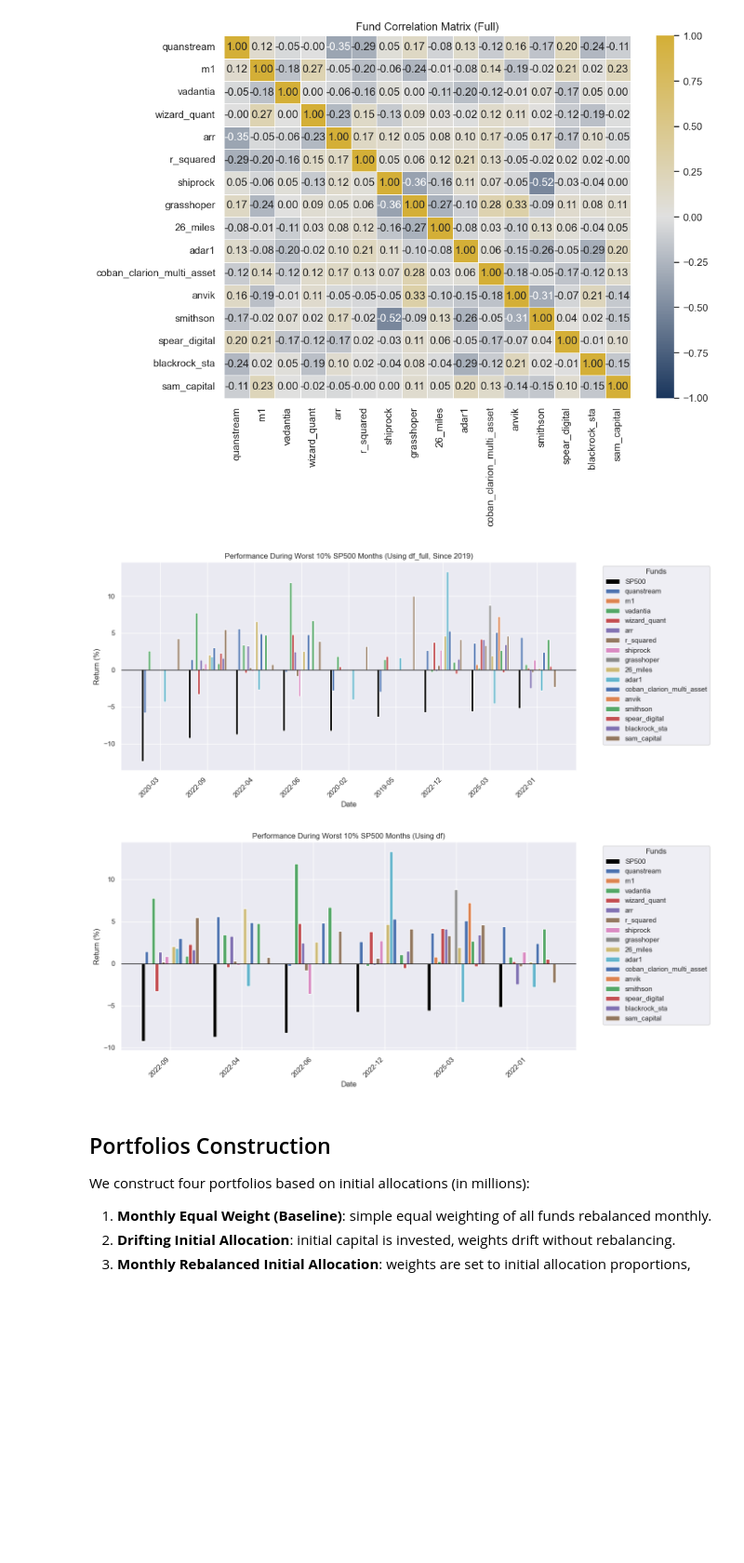
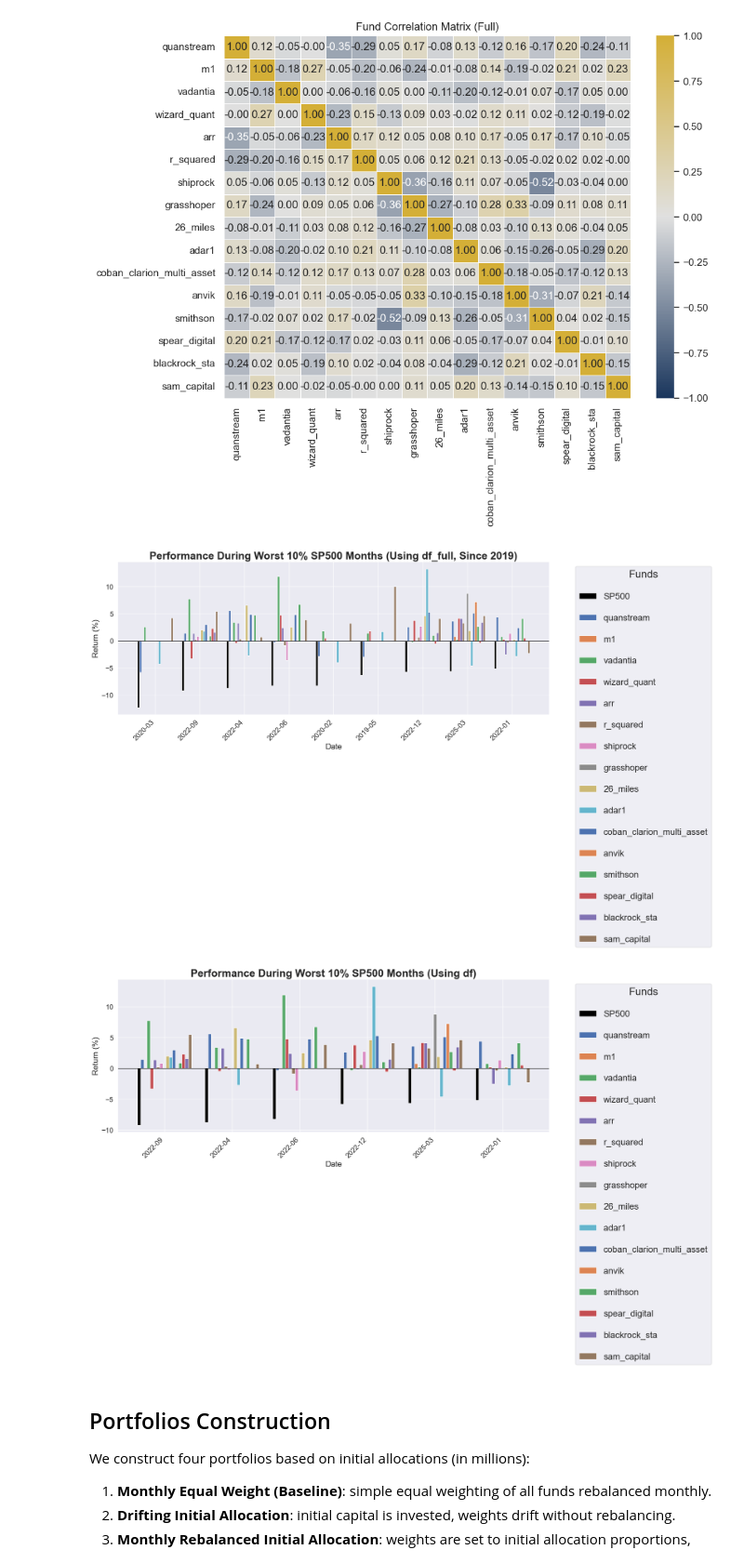
Before and after one commit to arthurdhonneur7/athenee_hf_portfolio, a Jupyter notebook: target_pflio.ipynb, the cells around one changed output. Shown at 93% size. Saved outputs shown, nothing was run; the diff lists cells and outputs as text; code cells hidden in the pictures; blank space fills up the shorter version.

Commit message:
the fund level worst sp500 is nice

```diff
--- a/target_pflio.ipynb
+++ b/target_pflio.ipynb
@@ -334,7 +334,7 @@ plt.show()
 # --- Worst 10% SP500 Months Analysis (All Funds) ---
 import pandas as pd
 
-def plot_worst_sp500_months_interactive(data_df, title_suffix="", start_date=None, save_path=None):
+def plot_worst_sp500_months_interactive(data_df, title_suffix="", start_date=None, save_path=None, figsize=(20, 10)):
     df_plot = data_df.copy()
     if start_date:
         df_plot = df_plot[df_plot.index >= pd.to_datetime(start_date)]
@@ -357,43 +357,44 @@ def plot_worst_sp500_months_interactive(data_df, title_suffix="", start_date=Non
     import matplotlib.pyplot as plt
     import numpy as np
 
-    fig, ax = plt.subplots(figsize=(14, 6))
+    fig, ax = plt.subplots(figsize=figsize)
     x = np.arange(len(plot_data))
     num_cols = len(cols_to_plot)
     width = 0.8 / num_cols
 
     # Plot SP500 first (in black)
     ax.bar(x - width * (num_cols / 2 - 0.5), plot_data['sp500'], width, label='SP500', color='black')
 
     # Plot other funds
     for i, col in enumerate([c for c in cols_to_plot if c != 'sp500']):
         ax.bar(x - width * (num_cols / 2 - 0.5) + (i + 1) * width, plot_data[col], width, label=col)
 
-    ax.set_title(f'Performance During Worst 10% SP500 Months {title_suffix}')
-    ax.set_xlabel('Date')
-    ax.set_ylabel('Return (%)')
+    ax.set_title(f'Performance During Worst 10% SP500 Months {title_suffix}', fontsize=24, fontweight='bold')
+    ax.set_xlabel('Date', fontsize=18)
+    ax.set_ylabel('Return (%)', fontsize=18)
+    ax.tick_params(axis='y', labelsize=16)
     ax.set_xticks(x)
-    ax.set_xticklabels(plot_data.index, rotation=45, ha='right')
-    ax.legend(title='Funds', bbox_to_anchor=(1.05, 1), loc='upper left')
+    ax.set_xticklabels(plot_data.index, rotation=45, ha='right', fontsize=16)
+    ax.legend(title='Funds', bbox_to_anchor=(1.05, 1), loc='upper left', fontsize=20, title_fontsize=24, labelspacing=1.5, markerscale=2)
     ax.axhline(0, color='black', linewidth=1)
 
     plt.tight_layout()
 
     if save_path:
         import os
         os.makedirs(os.path.dirname(save_path), exist_ok=True)
         fig.savefig(save_path, bbox_inches='tight')
 
     plt.show()
 
 # Plot using df_full starting from 2019
 plot_worst_sp500_months_interactive(df_full, "(Using df_full, Since 2019)", start_date="2019-01-01")
 
 # Plot using df
 plot_worst_sp500_months_interactive(df, "(Using df)")
 # %% [output]
-[figure, old version]
+[figure, new version]
-[figure, old version]
+[figure, new version]
 # %% [markdown]
 ## Portfolios Construction
 
```
Also changed, not shown: parts of 2 cells of this notebook, 16 other files.
